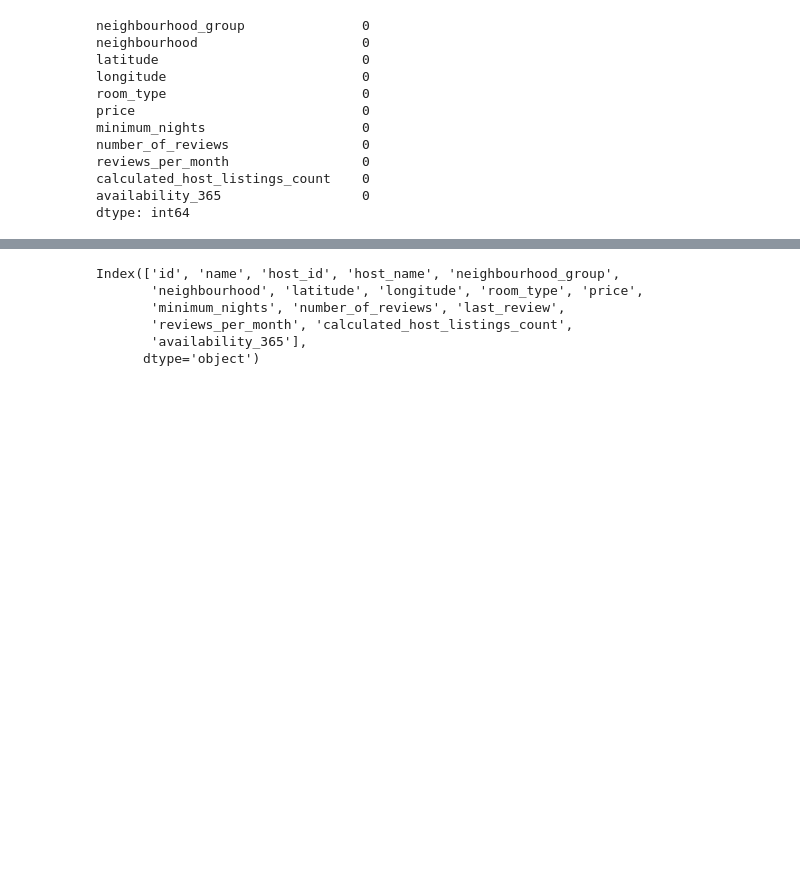
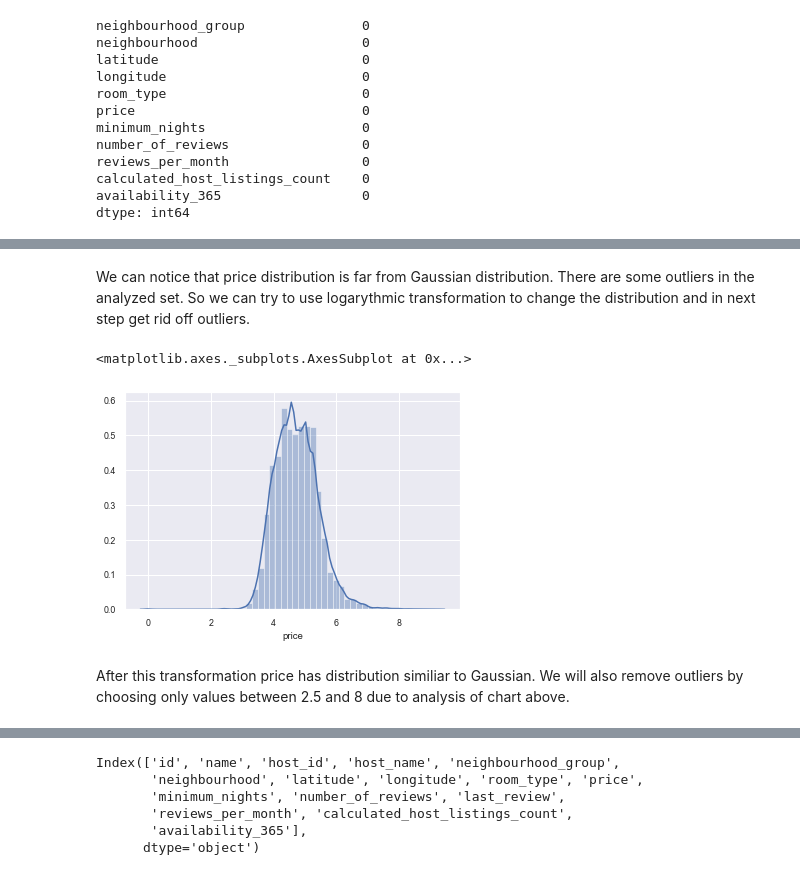
Before and after one commit to pawelmotek/Smart-pricing-airbnb-project, a Jupyter notebook: Project_airbnb_NY.ipynb, the cells around one changed output, grey strips where cells are left out. Cells and saved outputs as stored; diff of their text form; code cells hidden in the pictures; blank space fills up the shorter version.

```diff
--- a/Project_airbnb_NY.ipynb
+++ b/Project_airbnb_NY.ipynb
@@ -181,0 +163,10 @@ df.head()
+# %% [markdown]
+We can notice that price distribution is far from Gaussian distribution.
+There are some outliers in the analyzed set. So we can try to use logarythmic transformation to change the distribution and in next step get rid off outliers.
+# %%
+sns.distplot(np.log1p(df['price']))
+# %% [output]
+<matplotlib.axes._subplots.AxesSubplot at 0x...>
+[figure, added]
+# %% [markdown]
+After this transformation price has distribution similiar to Gaussian. We will also remove outliers by choosing only values between 2.5 and 8 due to analysis of chart above.
```
Also changed, not shown: parts of 25 cells of this notebook.
